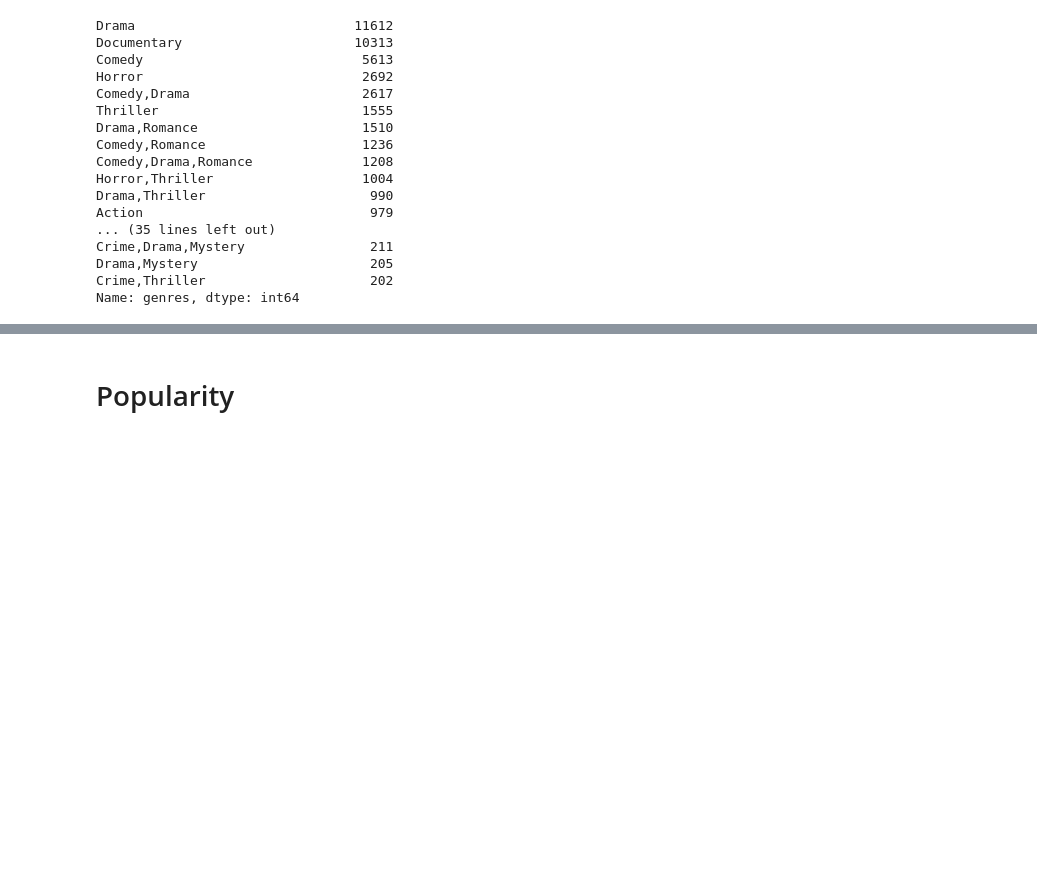
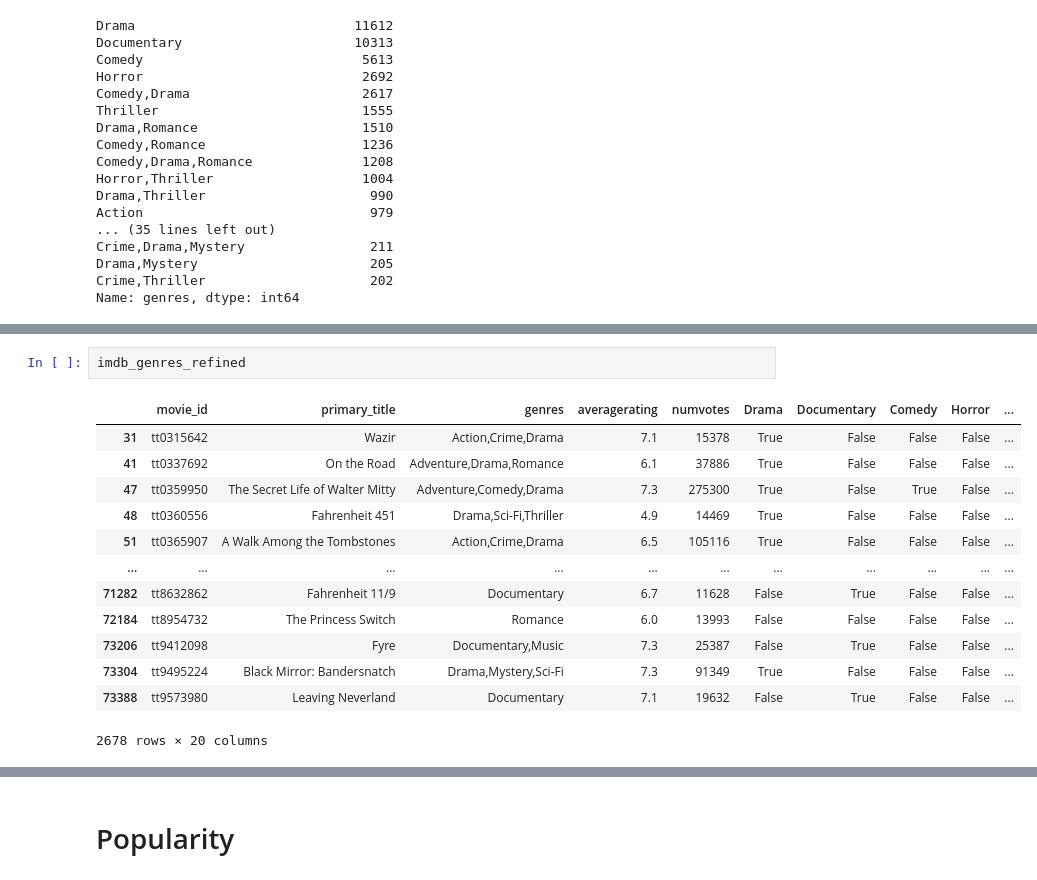
Before and after one commit to gcburgess/Xbox-to-Box-Office, a Jupyter notebook: TylersFolder/Important_Transformations_Graphs.ipynb, the cells around one changed output, grey strips where cells are left out. Drawn from its saved outputs; the diff is of its cells as text; blank space fills up the shorter version.

```diff
--- a/TylersFolder/Important_Transformations_Graphs.ipynb
+++ b/TylersFolder/Important_Transformations_Graphs.ipynb
@@ -253,0 +273,16 @@ Name: genres, dtype: int64
+# %%
+imdb_genres_refined
+# %% [output]
+|  | movie_id | primary_title | genres | averagerating | numvotes | Drama | Documentary | Comedy | Horror | ... |
+| 31 | tt0315642 | Wazir | Action,Crime,Drama | 7.1 | 15378 | True | False | False | False | ... |
+| 41 | tt0337692 | On the Road | Adventure,Drama,Romance | 6.1 | 37886 | True | False | False | False | ... |
+| 47 | tt0359950 | The Secret Life of Walter Mitty | Adventure,Comedy,Drama | 7.3 | 275300 | True | False | True | False | ... |
+| 48 | tt0360556 | Fahrenheit 451 | Drama,Sci-Fi,Thriller | 4.9 | 14469 | True | False | False | False | ... |
+| 51 | tt0365907 | A Walk Among the Tombstones | Action,Crime,Drama | 6.5 | 105116 | True | False | False | False | ... |
+| ... | ... | ... | ... | ... | ... | ... | ... | ... | ... | ... |
+| 71282 | tt8632862 | Fahrenheit 11/9 | Documentary | 6.7 | 11628 | False | True | False | False | ... |
+| 72184 | tt8954732 | The Princess Switch | Romance | 6.0 | 13993 | False | False | False | False | ... |
+| 73206 | tt9412098 | Fyre | Documentary,Music | 7.3 | 25387 | False | True | False | False | ... |
+| 73304 | tt9495224 | Black Mirror: Bandersnatch | Drama,Mystery,Sci-Fi | 7.3 | 91349 | True | False | False | False | ... |
+| 73388 | tt9573980 | Leaving Neverland | Documentary | 7.1 | 19632 | False | True | False | False | ... |
+2678 rows × 20 columns
```
Also changed, not shown: parts of 34 cells of this notebook.
